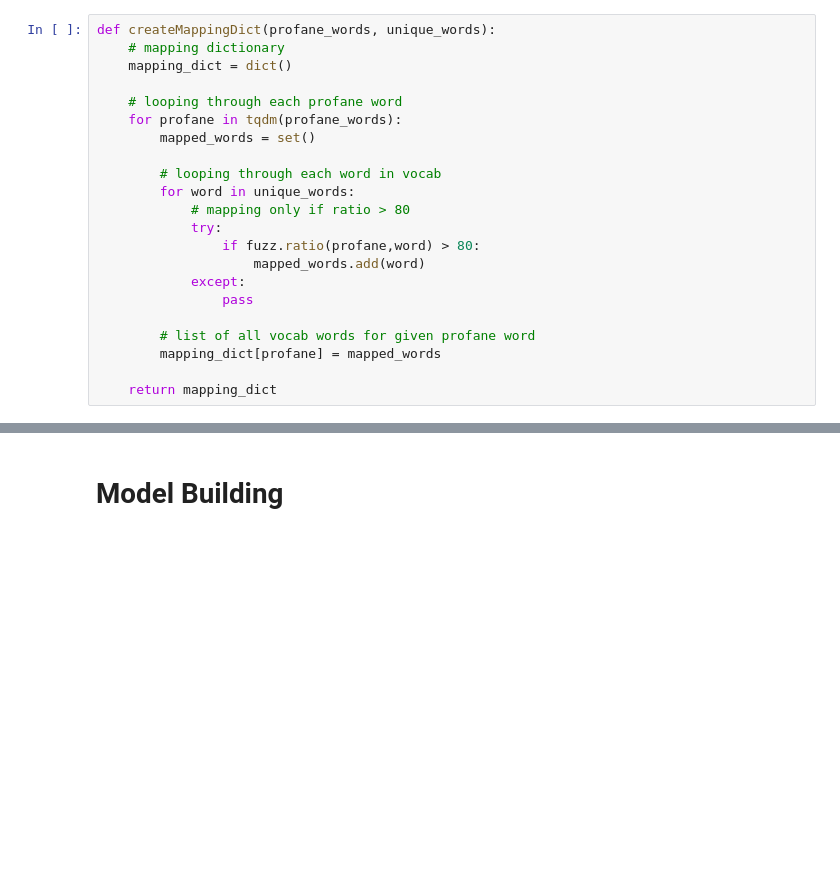
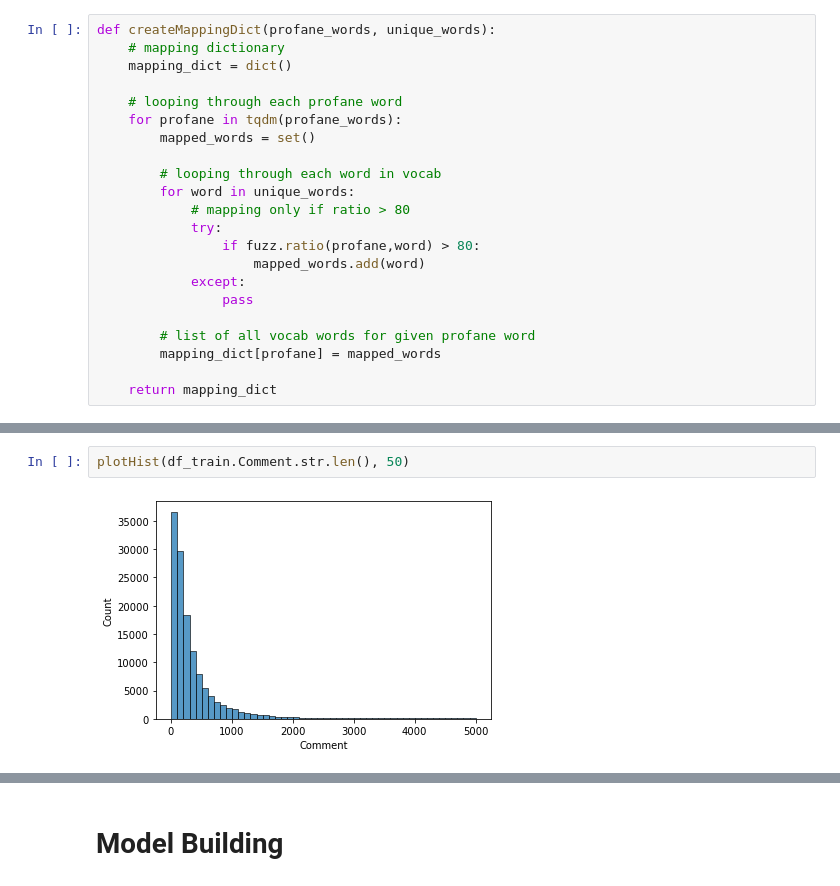
Before and after one commit to OrkunAvci/Toxicity-Detection-Model, a Jupyter notebook: notebook.ipynb, the cells around one changed output, grey strips where cells are left out. Saved outputs shown, nothing was run; the diff lists cells and outputs as text; blank space fills up the shorter version.

```diff
--- a/notebook.ipynb
+++ b/notebook.ipynb
@@ -209,0 +245,4 @@ for i in range(11):
+# %%
+plotHist(df_train.Comment.str.len(), 50)
+# %% [output]
+[figure, added]
```
Also changed, not shown: parts of 17 cells of this notebook.
